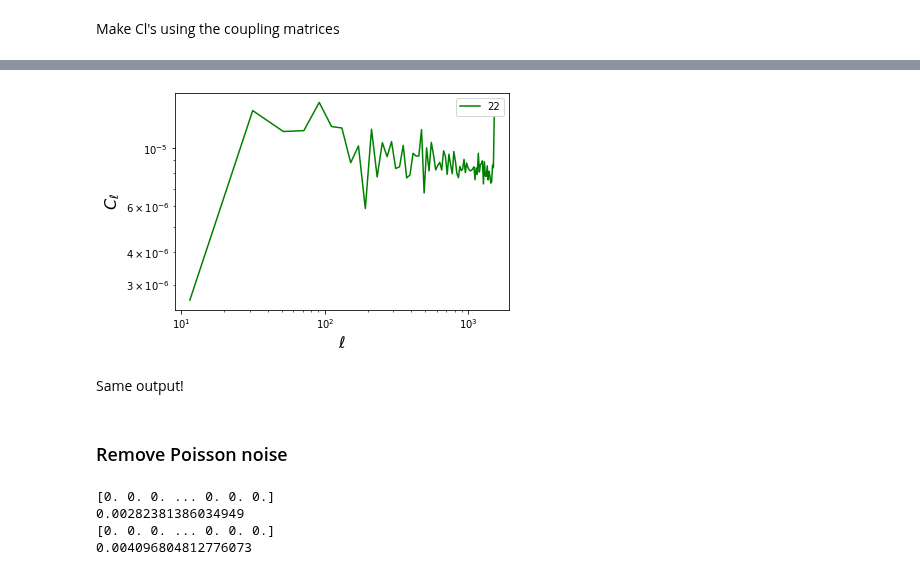
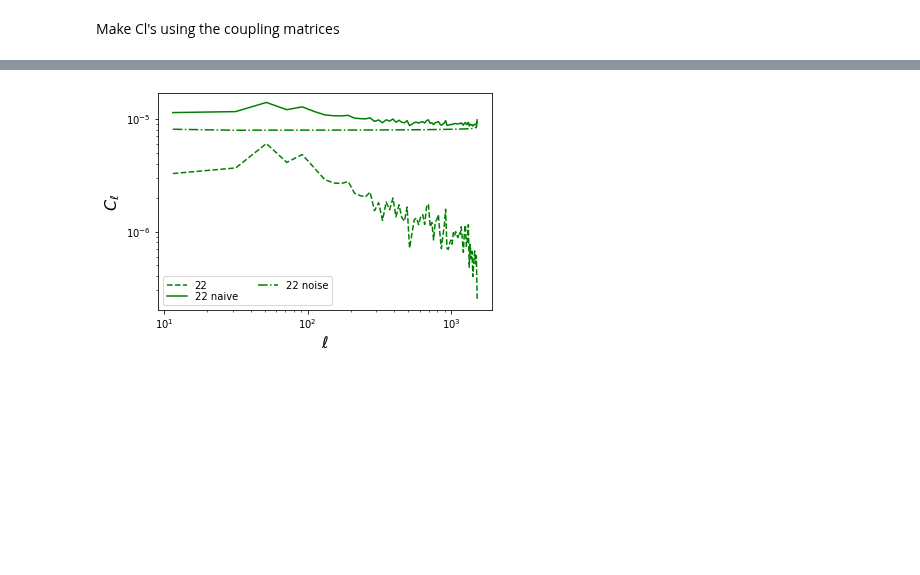
Before and after one commit to Cosmotheka/Cosmotheka, a Jupyter notebook: pipeline/eBOSS_QSO/eQuasar.ipynb, the cells around one changed output, grey strips where cells are left out. Cells and saved outputs as stored; diff of their text form; code cells hidden in the pictures; blank space fills up the shorter version.

Commit message:
noise

```diff
--- a/pipeline/eBOSS_QSO/eQuasar.ipynb
+++ b/pipeline/eBOSS_QSO/eQuasar.ipynb
@@ -159,12 +158,13 @@ mask_2 = nmt.mask_apodization(Whole_maps_2[1], 1., apotype="Smooth")
 Make fields
 # %%
 # Read healpix maps and initialize a spin-0 and spin-2 field
-f_1 = nmt.NmtField(mask_1, [Whole_maps_1[0]])
-f_2 = nmt.NmtField(mask_2, [Whole_maps_2[0]])
+f_1 = nmt.NmtField(Whole_maps_1[1], [Whole_maps_1[0]])
+f_2 = nmt.NmtField(Whole_maps_2[1], [Whole_maps_2[0]])
 # %% [markdown]
 Make band powers
 # %%
 # Initialize binning scheme with 20 ells per bandpower
+nside = hp.npix2nside(len(Whole_maps_1[0]))
 b = nmt.NmtBin.from_nside_linear(nside, 20)
 # %% [markdown]
 Create Workspace ---> get mode coupling matrix
@@ -196,3 +198,29 @@ cl_22 = compute_naive_cl(f_2, f_2, w_22)
+# %%
+def coupled_nl_2(mask, n):
+    #Assumptions:
+    #1) noise is uncorrelated such that the two sums over
+    #pixels collapse into one --> True for poisson noise
+    #2) Pixel area is a constant --> True for healpy
+
+    #Input:
+    #mask --> mask
+    #n --> map with mean number of galaxies per pixel
+
+    nside = hp.npix2nside(len(mask))
+    pixel_A = 4*np.pi/hp.nside2npix(nside)
+
+    sum_items = np.zeros(hp.nside2npix(nside))
+    goodpix = n > 0   #avoid dividing by 0
+    sum_items[goodpix] = (mask[goodpix]**2/n[goodpix])
+
+    #David's notes formula
+    N_ell = pixel_A*np.mean(sum_items)
+
+    #Following Carlos code
+    return np.array([N_ell * np.ones(3*nside)])
+# %%
+nl_11 = w_11.decouple_cell(coupled_nl_2(Whole_maps_1[1], Whole_maps_1[2]))
+nl_22 = w_22.decouple_cell(coupled_nl_2(Whole_maps_2[1], Whole_maps_2[2]))
 # %%
 # Plot results
 ell_arr = b.get_effective_ells()
@@ -218,15 +265,13 @@ plt.show()
 # %%
 # Plot results
 ell_arr = b.get_effective_ells()
-plt.plot(ell_arr, cl_22[0], 'g-', label='22')
+plt.plot(ell_arr, cl_22_no_noise[0], 'g--', label='22')
+plt.plot(ell_arr, cl_22[0], 'g-', label='22 naive')
+plt.plot(ell_arr, nl_22[0], 'g-.', label='22 noise')
 plt.loglog()
 plt.xlabel('$\\ell$', fontsize=16)
 plt.ylabel('$C_\\ell$', fontsize=16)
-plt.legend(loc='upper right', ncol=2, labelspacing=0.1)
+plt.legend(loc='lower left', ncol=2, labelspacing=0.1)
 plt.show()
 # %% [output]
-[figure, old version]
+[figure, new version]
-# %% [markdown]
-Same output!
-# %% [markdown]
-### Remove Poisson noise
@@ -260,9 +277,0 @@ def coupled_nl_2(mask, n):
-# %%
-nl_11 = w_11.decouple_cell(coupled_nl_2(mask_1, Whole_maps_1[0]))
-#nl_12 = w_12.decouple_cell(np.zeros(3 * nside))
-nl_22 = w_22.decouple_cell(coupled_nl_2(mask_2, Whole_maps_2[0]))
-# %% [output]
-[0. 0. 0. ... 0. 0. 0.]
-0.00282381386034949
-[0. 0. 0. ... 0. 0. 0.]
-0.004096804812776073
```
Also changed, not shown: parts of 23 cells of this notebook.
